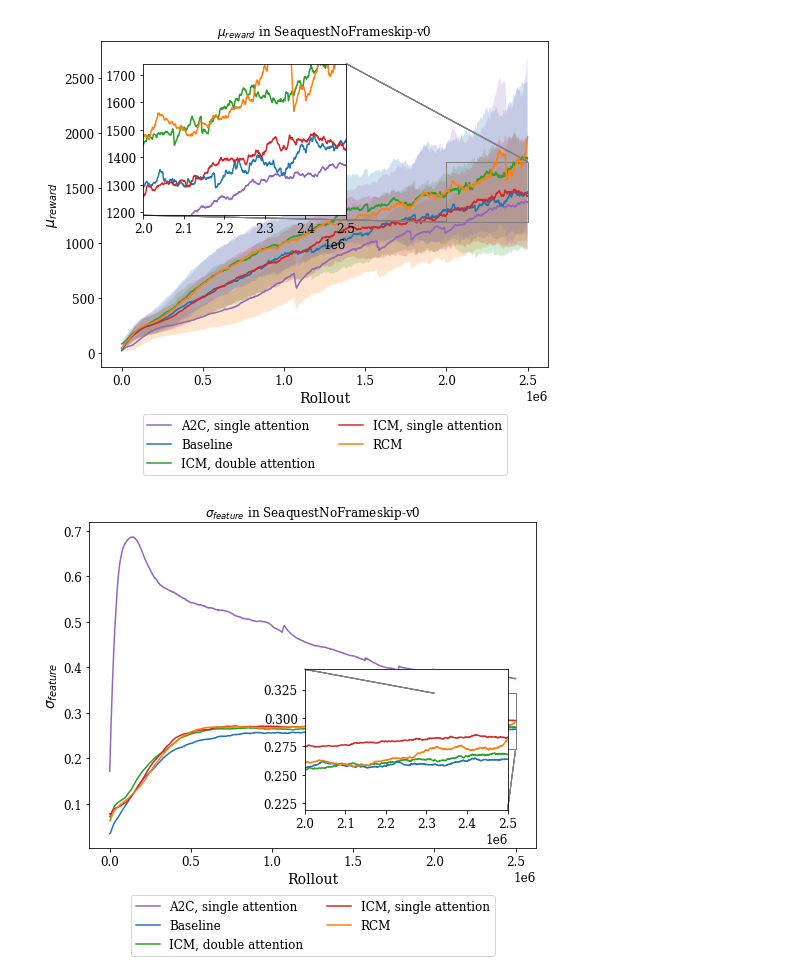
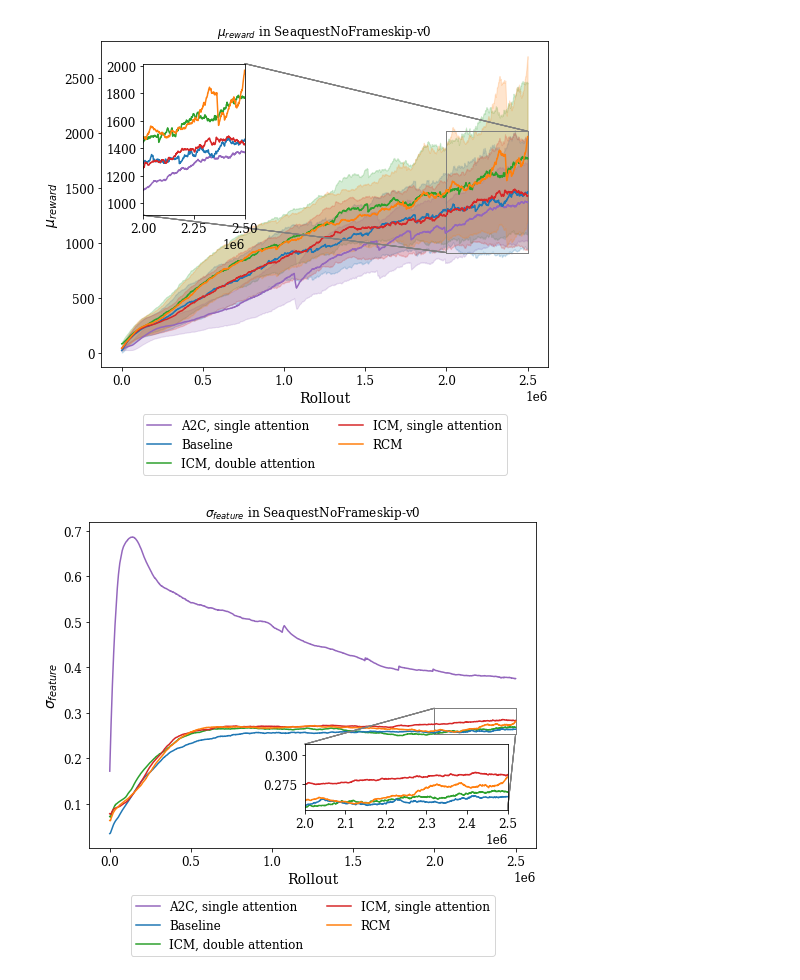
Before and after one commit to rpatrik96/AttA2C, a Jupyter notebook: jupyter/analysis.ipynb, the cells around one changed output. Saved outputs shown, nothing was run; the diff lists cells and outputs as text; code cells hidden in the pictures.

```diff
--- a/jupyter/analysis.ipynb
+++ b/jupyter/analysis.ipynb
@@ -50,8 +50,8 @@ figure_factory(log_dir, "Breakout", 0, 3.8, 4.5, 100, save=True, loc_rwd=2, loc_
 # %%
-figure_factory(log_dir, "Seaquest", 0, 1.2, 1.5, 100, save=True, loc_rwd=2, loc_feat=4, zoom_rwd=2.5, zoom_feat=2.5)
+#figure_factory(log_dir, "Seaquest", 0, 2.4, .7, 100, save=True, loc_rwd=2, loc_feat=4, zoom_rwd=1.25, zoom_feat=2.5) --ok, no need to rerun
 # %% [output]
-[figure, old version]
+[figure, new version]
-[figure, old version]
+[figure, new version]
 # %%
 #figure_factory(log_dir, "Pong", 4, 5, .5, 100, save=True, loc_rwd=4, loc_feat=1, zoom_rwd=2.5, zoom_feat=4) --ok, no need to rerun
 # %% [output]
```
Also changed, not shown: parts of 5 cells of this notebook, 5 other files.
